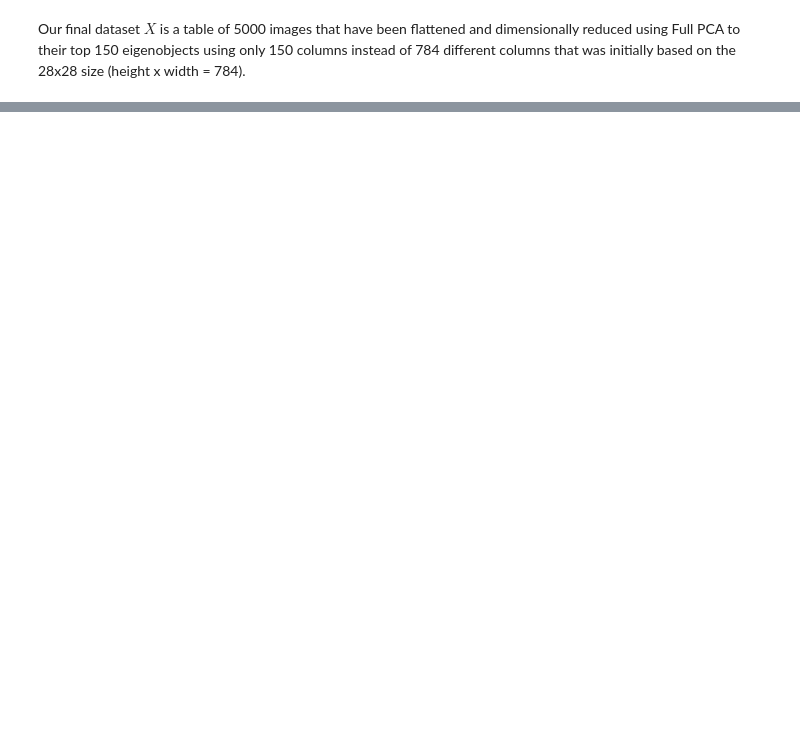
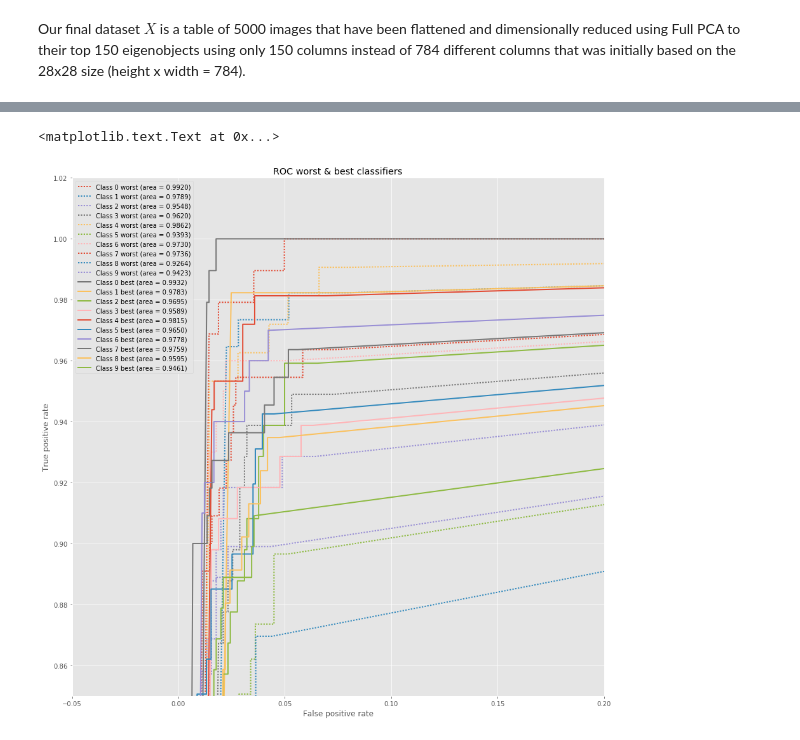
Before and after one commit to CSE5393/Lab6, a Jupyter notebook: Lab6.ipynb, the cells around one changed output, grey strips where cells are left out. Cells and saved outputs as stored; diff of their text form; code cells hidden in the pictures; blank space fills up the shorter version.

```diff
--- a/Lab6.ipynb
+++ b/Lab6.ipynb
@@ -728,0 +334,27 @@ The off by less than 1% for the F1 score seemed like we almost accomplished bein
+# %%
+# Visualizing roc & auc for worst & best classifiers
+
+plt.figure(figsize=(15,15))
+
+for classifier_index in [worst_classifier_index, best_classifier_index]:
+    for class_index in classes:
+
+        is_worst = classifier_index == worst_classifier_index
+        fpr, tpr, _ = roc_curve(Y[test_index],
+                        pl.named_steps['clf'].predict_single_classifier_proba(X[test_index],classifier_index)[:, class_index],
+                        pos_label=class_index)
+        roc_auc = auc(fpr, tpr)
+        plt.plot(fpr, tpr, ':' if is_worst else '-', lw=2,
+                 label='Class %s %s (area = %0.4f)'
+                   % (class_index, 'worst' if is_worst else 'best', roc_auc))
+
+
+plt.legend(loc='best')
+plt.xlim([-.05, .2])
+plt.ylim([0.85, 1.02])
+plt.xlabel('False positive rate')
+plt.ylabel('True positive rate')
+plt.title('ROC worst & best classifiers')
+# %% [output]
+<matplotlib.text.Text at 0x...>
+[figure, added]
```
Also changed, not shown: parts of 51 cells of this notebook, 1 other file.
